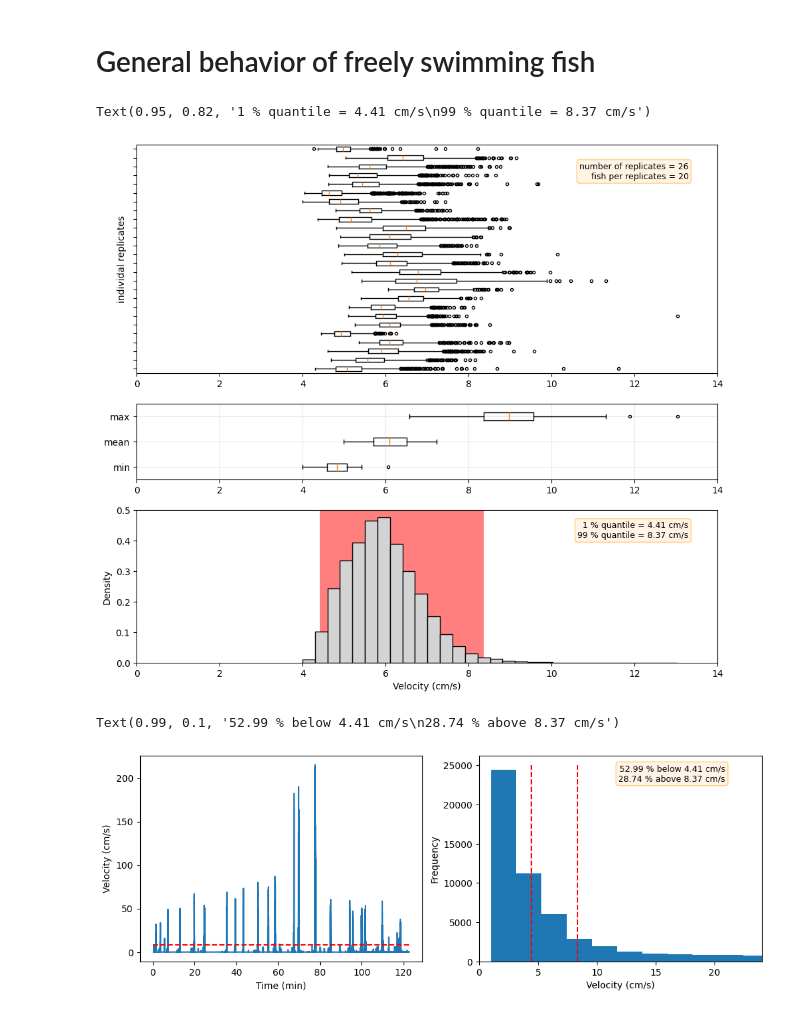
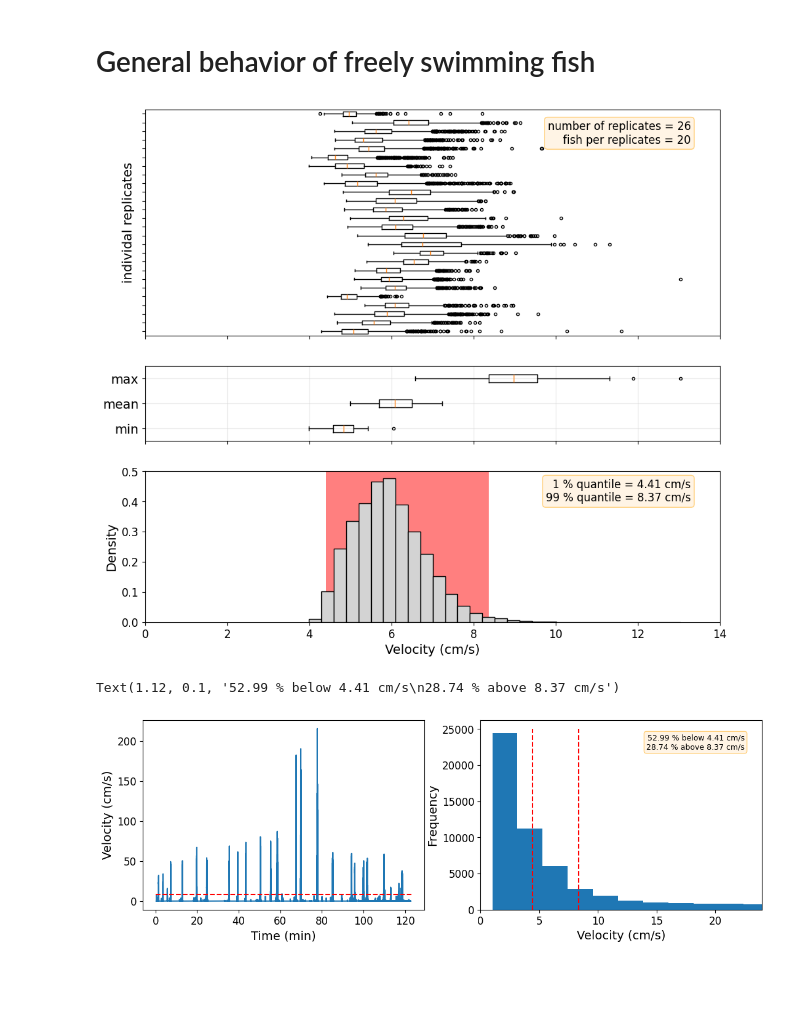
Before and after one commit to Anneser/SpatialInformation, a Jupyter notebook: scripts/01_behavior.ipynb, the cells around one changed output. Saved outputs shown, nothing was run; the diff lists cells and outputs as text; code cells hidden in the pictures; blank space fills up the shorter version.

```diff
--- a/scripts/01_behavior.ipynb
+++ b/scripts/01_behavior.ipynb
@@ -37,8 +37,9 @@ fig, (ax1, ax2, ax3) = plt.subplots(3,1, figsize=(10, 12), height_ratios=[3, 1,
 fig.subplots_adjust(left=0.075, right=0.95, top=0.9, bottom=0.25)
 ax1.boxplot(vel_df_wildtype.dropna(), orientation="horizontal", notch=False, sym='.', whis=1.5)
 ax1.set_xlabel("")
+ax1.set_xticklabels([])
 ax1.set_yticklabels([])
-ax1.set_ylabel("individal replicates")
+ax1.set_ylabel("individal replicates", fontsize=14)
 ax1.set_xlim(0, 14)
 
 # add text box for the statistics
@@ -48,12 +49,13 @@ stats = (f'number of replicates = {vel_df_wildtype.shape[1]}\n'
          #f'$\\sigma$ = {np.std(y):.2f}\n'
          #f'$r$ = {np.corrcoef(x, y)[0][1]:.2f}')
 bbox = dict(boxstyle='round', fc='blanchedalmond', ec='orange', alpha=0.5)
-ax1.text(0.95, 0.85, stats, fontsize=9, bbox=bbox,
+ax1.text(0.95, 0.85, stats, fontsize=12, bbox=bbox,
         transform=ax1.transAxes, horizontalalignment='right')
 
 bp = ax2.boxplot(stats_df[["min", "mean", "max"]], orientation="horizontal", notch=False, sym='.',whis=1.5)
 
-ax2.set_yticklabels(["min", "mean", "max"])
+ax2.set_yticklabels(["min", "mean", "max"], fontsize=14)
+ax2.set_xticklabels([])
 ax2.set_xlabel("")
 
 # Add a horizontal grid to the plot, but make it very light in color
@@ -73,8 +75,10 @@ upper = s.quantile(0.99, interpolation="linear")
 plt.axvspan(lower, upper, color='r', alpha=0.5, lw=0)
 ax3.hist(merged, bins=30, density=True, color='lightgrey', edgecolor='black')
 ax3.set_xlim(0, 14)
-ax3.set_xlabel("Velocity (cm/s)")
-ax3.set_ylabel("Density")
+ax3.set_xlabel("Velocity (cm/s)", fontsize=14)
+ax3.set_ylabel("Density", fontsize=14)
+ax3.tick_params(axis='both', labelsize=12)
+#ax.tick_params(axis='both', which='minor', labelsize=10)
 
 # add text box for the statistics
 stats = (f'1 % quantile = {lower:.2f} cm/s\n'
@@ -83,43 +87,46 @@ stats = (f'1 % quantile = {lower:.2f} cm/s\n'
          #f'$\\sigma$ = {np.std(y):.2f}\n'
          #f'$r$ = {np.corrcoef(x, y)[0][1]:.2f}')
 bbox = dict(boxstyle='round', fc='blanchedalmond', ec='orange', alpha=0.5)
-ax3.text(0.95, 0.82, stats, fontsize=9, bbox=bbox,
+ax3.text(0.95, 0.80, stats, fontsize=12, bbox=bbox,
         transform=ax3.transAxes, horizontalalignment='right')
+
+plt.savefig("../results/misc/empirical_velocity.png")
 # %% [output]
-Text(0.95, 0.82, '1 % quantile = 4.41 cm/s\n99 % quantile = 8.37 cm/s')
-[figure, old version]
+[figure, new version]
 # %%
-fig, (ax1, ax2) = plt.subplots(1,2, figsize=(12,4))
+fig, (ax1, ax2) = plt.subplots(1,2, figsize=(13,4))
 ax1.plot(df_VR.select(pl.col("timestamp"))/60, df_VR.select(pl.col("velocity")*100))
 ax1.hlines(8.37, 0, 123, colors="red", linestyles="dashed")
-ax1.set_xlabel("Time (min)")
-ax1.set_ylabel("Velocity (cm/s)")
+ax1.set_xlabel("Time (min)", fontsize=14)
+ax1.set_ylabel("Velocity (cm/s)", fontsize=14)
+ax1.tick_params(axis='both', labelsize=12)
 
 ax2.hist(df_VR.filter(pl.col("velocity")*100 > 1 ).select(pl.col("velocity")*100), bins=100)
 ax2.vlines((4.41, 8.37), 0, 25000, colors="red", linestyles="dashed")
 ax2.set_xlim(0, 24)
-ax2.set_xlabel("Velocity (cm/s)")
-ax2.set_ylabel("Frequency")
+ax2.set_xlabel("Velocity (cm/s)", fontsize=14)
+ax2.set_ylabel("Frequency", fontsize=14)
+ax2.tick_params(axis='both', labelsize=12)
 
 # add text box for the statistics
 percentage_below = len(df_VR.filter(
     (pl.col("velocity")*100 > 1) &
     (pl.col("velocity")*100 <= 4.41)
 )) / len(df_VR.filter(
     (pl.col("velocity")*100 > 1))) * 100
 
 percentage_above = len(df_VR.filter(
     (pl.col("velocity")*100 > 8.37)
 )) / len(df_VR.filter(
     (pl.col("velocity")*100 > 1))) * 100
 
 stats = (f'{percentage_below:.2f} % below {lower:.2f} cm/s\n'
          f'{percentage_above:.2f} % above {upper:.2f} cm/s'
          )
 
 bbox = dict(boxstyle='round', fc='blanchedalmond', ec='orange', alpha=0.5)
-ax2.text(0.99, 0.1, stats, fontsize=9, bbox=bbox,
+ax2.text(1.12, 0.1, stats, fontsize=9, bbox=bbox,
         transform=ax3.transAxes, horizontalalignment='right')
 # %% [output]
-Text(0.99, 0.1, '52.99 % below 4.41 cm/s\n28.74 % above 8.37 cm/s')
+Text(1.12, 0.1, '52.99 % below 4.41 cm/s\n28.74 % above 8.37 cm/s')
-[figure, old version]
+[figure, new version]
```
Also changed, not shown: parts of 9 cells of this notebook, 7 other files.
